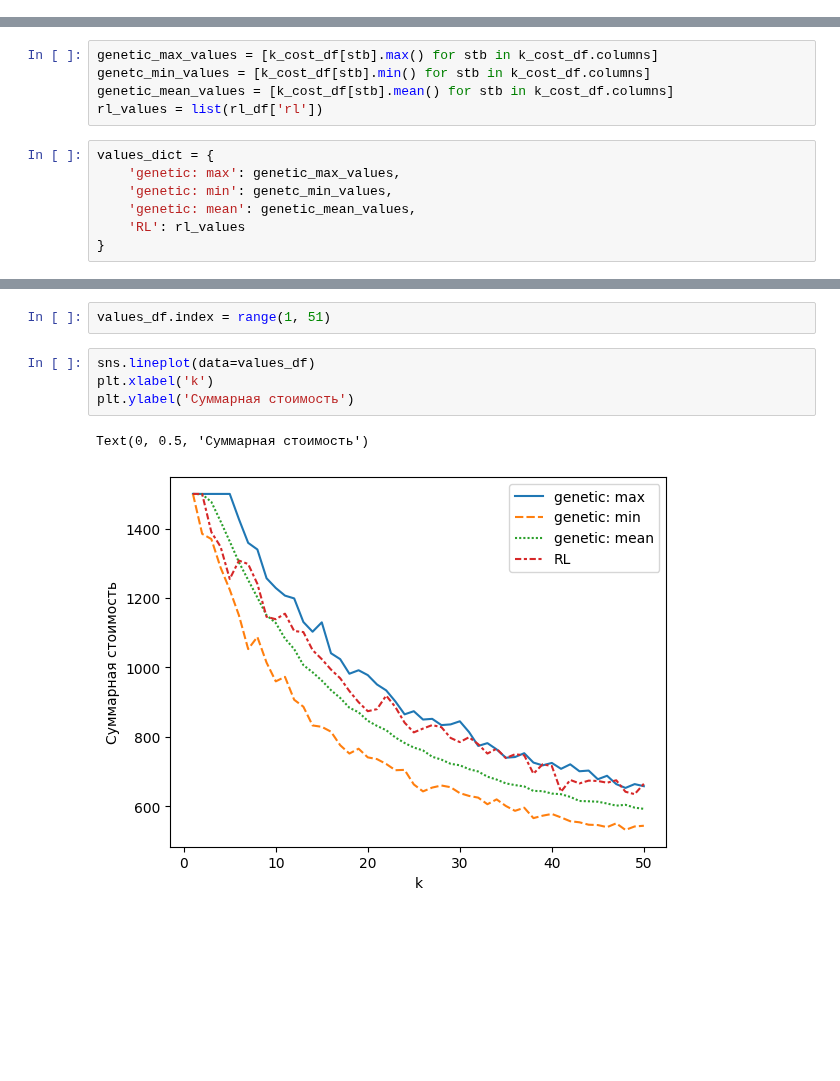
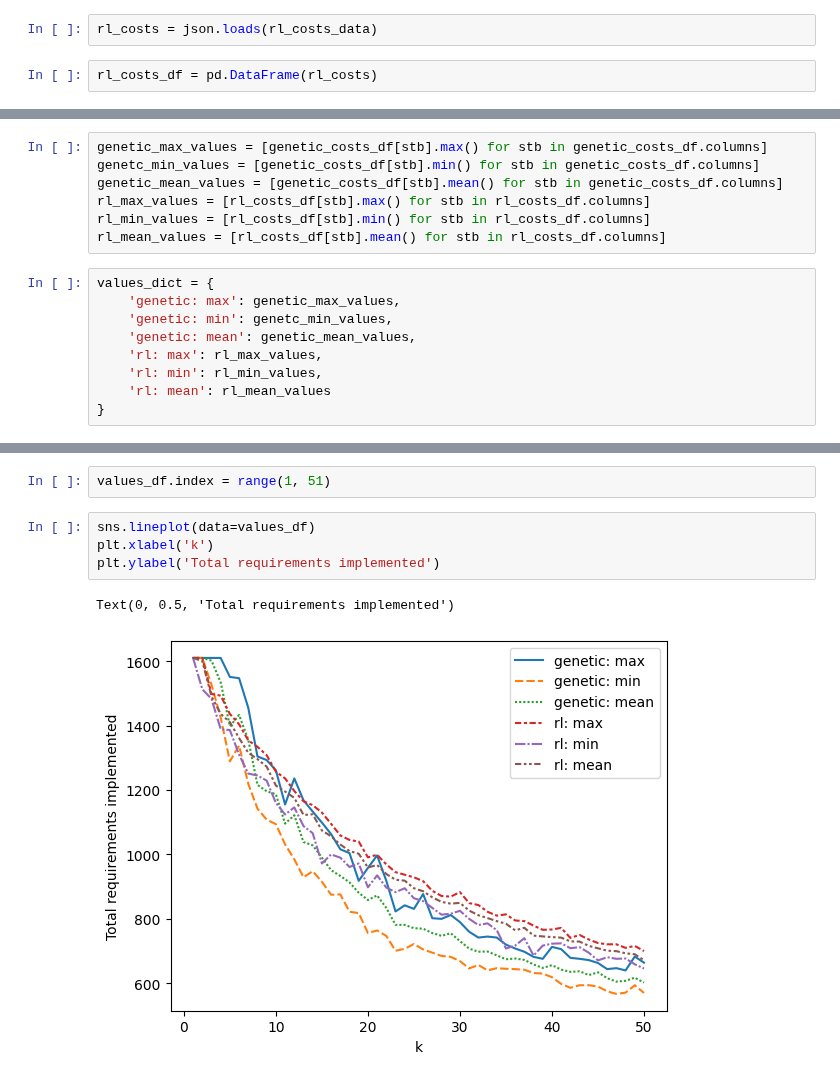
Before and after one commit to Dambr/yewking, a Jupyter notebook: task_description/publication_4.ipynb, the cells around one changed output, grey strips where cells are left out. Saved outputs shown, nothing was run; the diff lists cells and outputs as text; blank space fills up the shorter version.

```diff
--- a/task_description/publication_4.ipynb
+++ b/task_description/publication_4.ipynb
@@ -399,0 +384,4 @@ k_cost_df.to_csv('out_4/dataframe.csv')
+# %%
+rl_costs = json.loads(rl_costs_data)
+# %%
+rl_costs_df = pd.DataFrame(rl_costs)
@@ -400,14 +401,18 @@ k_cost_df.to_csv('out_4/dataframe.csv')
 # %%
-genetic_max_values = [k_cost_df[stb].max() for stb in k_cost_df.columns]
-genetc_min_values = [k_cost_df[stb].min() for stb in k_cost_df.columns]
-genetic_mean_values = [k_cost_df[stb].mean() for stb in k_cost_df.columns]
-rl_values = list(rl_df['rl'])
+genetic_max_values = [genetic_costs_df[stb].max() for stb in genetic_costs_df.columns]
+genetc_min_values = [genetic_costs_df[stb].min() for stb in genetic_costs_df.columns]
+genetic_mean_values = [genetic_costs_df[stb].mean() for stb in genetic_costs_df.columns]
+rl_max_values = [rl_costs_df[stb].max() for stb in rl_costs_df.columns]
+rl_min_values = [rl_costs_df[stb].min() for stb in rl_costs_df.columns]
+rl_mean_values = [rl_costs_df[stb].mean() for stb in rl_costs_df.columns]
 # %%
 values_dict = {
     'genetic: max': genetic_max_values,
     'genetic: min': genetc_min_values,
     'genetic: mean': genetic_mean_values,
-    'RL': rl_values
+    'rl: max': rl_max_values,
+    'rl: min': rl_min_values,
+    'rl: mean': rl_mean_values
 }
 # %%
 values_df = pd.DataFrame(values_dict)
@@ -416,7 +421,7 @@ values_df.index = range(1, 51)
 # %%
 sns.lineplot(data=values_df)
 plt.xlabel('k')
-plt.ylabel('Суммарная стоимость')
+plt.ylabel('Total requirements implemented')
 # %% [output]
-Text(0, 0.5, 'Суммарная стоимость')
+Text(0, 0.5, 'Total requirements implemented')
-[figure, old version]
+[figure, new version]
```
Also changed, not shown: parts of 10 cells of this notebook, 3 other files.
